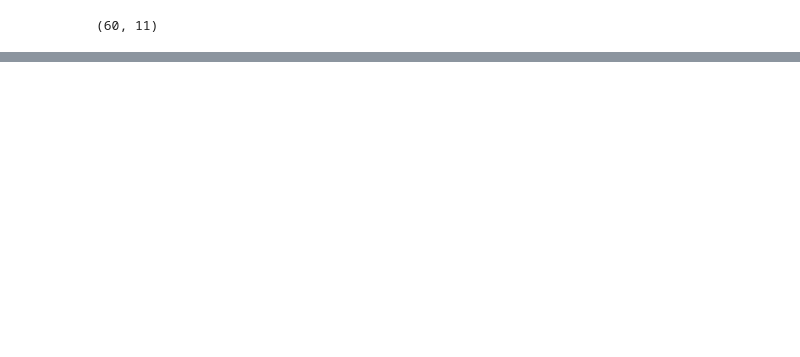
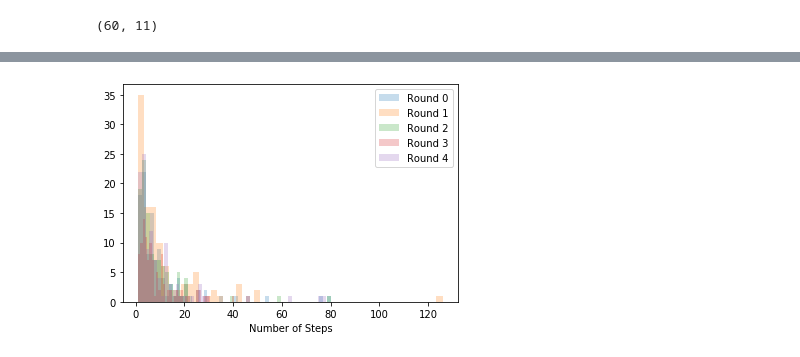
Before and after one commit to GDPlumb/ExpO, a Jupyter notebook: UCI-HCI/MTurk-Analysis/expo-analysis.ipynb, the cells around one changed output, grey strips where cells are left out. Drawn from its saved outputs; the diff is of its cells as text; code cells hidden in the pictures; blank space fills up the shorter version.

```diff
--- a/UCI-HCI/MTurk-Analysis/expo-analysis.ipynb
+++ b/UCI-HCI/MTurk-Analysis/expo-analysis.ipynb
@@ -120,0 +154,19 @@ Power_divergenceResult(statistic=7.849056603773584, pvalue=0.01975145139685507)
+# %%
+rounds = [[] for i in range(5)]
+
+for x in df["expoSteps"]:
+    for i in range(5):
+        rounds[i].append(x[i])
+
+for x in df["normalSteps"]:
+    for i in range(5):
+        rounds[i].append(x[i])
+
+for i in range(5):
+    plt.hist(rounds[i], alpha = 0.25, label = "Round " + str(i), bins = 50)
+plt.legend(loc = "upper right")
+plt.xlabel("Number of Steps")
+plt.show()
+plt.close()
+# %% [output]
+[figure, added]
```
Also changed, not shown: parts of 11 cells of this notebook.
